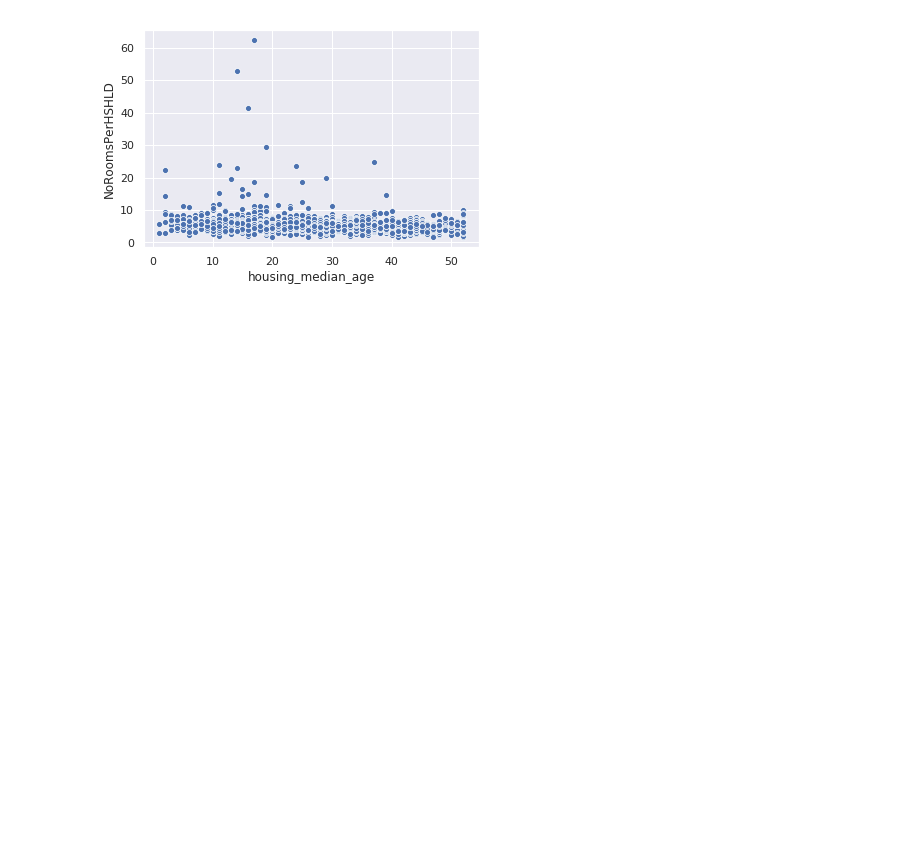
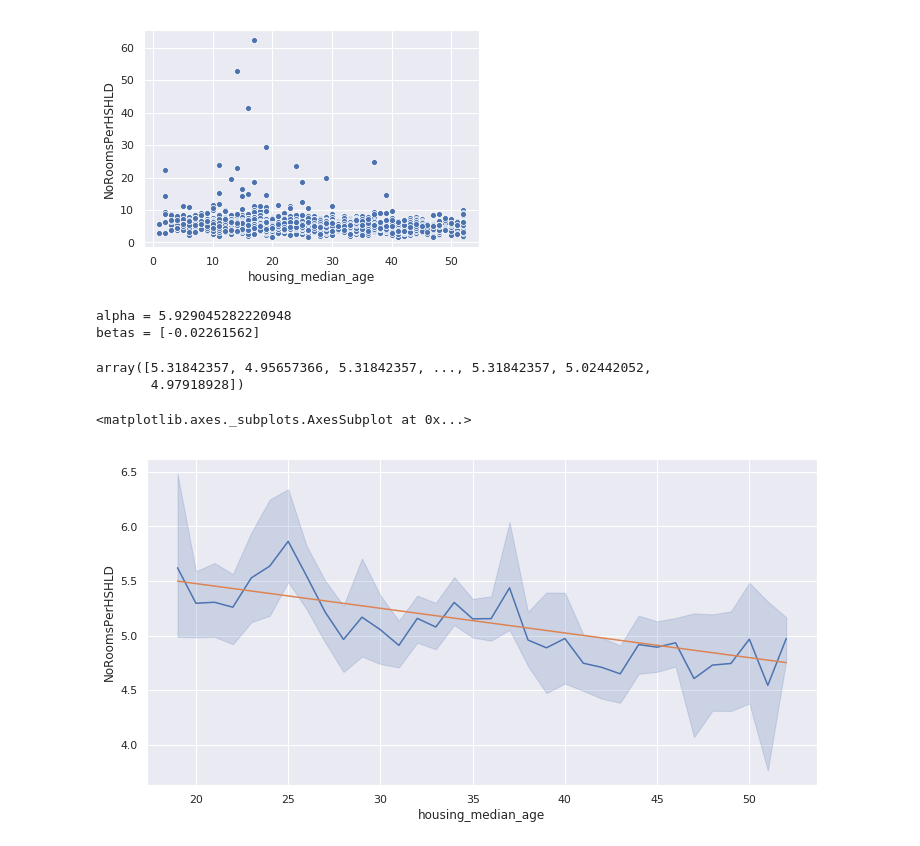
Before and after one commit to koalex12/PrecocityAcademyCodingWorkshop2019, a Jupyter notebook: CaliforniaHouses.ipynb, the cells around one changed output. Saved outputs shown, nothing was run; the diff lists cells and outputs as text; code cells hidden in the pictures; blank space fills up the shorter version.

Commit message:
adding a linear regression model to the code

```diff
--- a/CaliforniaHouses.ipynb
+++ b/CaliforniaHouses.ipynb
@@ -53,3 +53,46 @@ ax = sns.lineplot(x="housing_median_age", y="NoRoomsPerHSHLD", data=myDataSubset
 ax = sns.scatterplot(x="housing_median_age", y="NoRoomsPerHSHLD", data=myDataSubset)
 # %% [output]
 [figure]
+# %%
+myDataSubset2 = myDataSubset[myDataSubset['housing_median_age']>18]
+
+from sklearn.linear_model import LinearRegression
+
+# Build linear regression model using TV and Radio as predictors
+# Split data into predictors X and output Y
+predictors = ['housing_median_age']
+X = myDataSubset2[predictors]
+y = myDataSubset2['NoRoomsPerHSHLD']
+
+# Initialise and fit model
+lm = LinearRegression()
+model = lm.fit(X, y)
+# %%
+print(f'alpha = {model.intercept_}')
+print(f'betas = {model.coef_}')
+# %% [output]
+alpha = 5.929045282220948
+betas = [-0.02261562]
+# %%
+model.predict(X)
+# %% [output]
+array([5.31842357, 4.95657366, 5.31842357, ..., 5.31842357, 5.02442052,
+       4.97918928])
+# %%
+import matplotlib.pyplot as plt
+%matplotlib inline
+
+# Plot regression against actual data
+plt.figure(figsize=(12, 6))
+
+import seaborn as sns; sns.set()
+
+# Predict values
+RoomsPrediction = model.predict(X)
+
+
+ax = sns.lineplot(x="housing_median_age", y="NoRoomsPerHSHLD", data=myDataSubset2)
+sns.lineplot(x=myDataSubset2['housing_median_age'], y=RoomsPrediction, ax=ax,err_style=None )
+# %% [output]
+<matplotlib.axes._subplots.AxesSubplot at 0x...>
+[figure, added]
```
